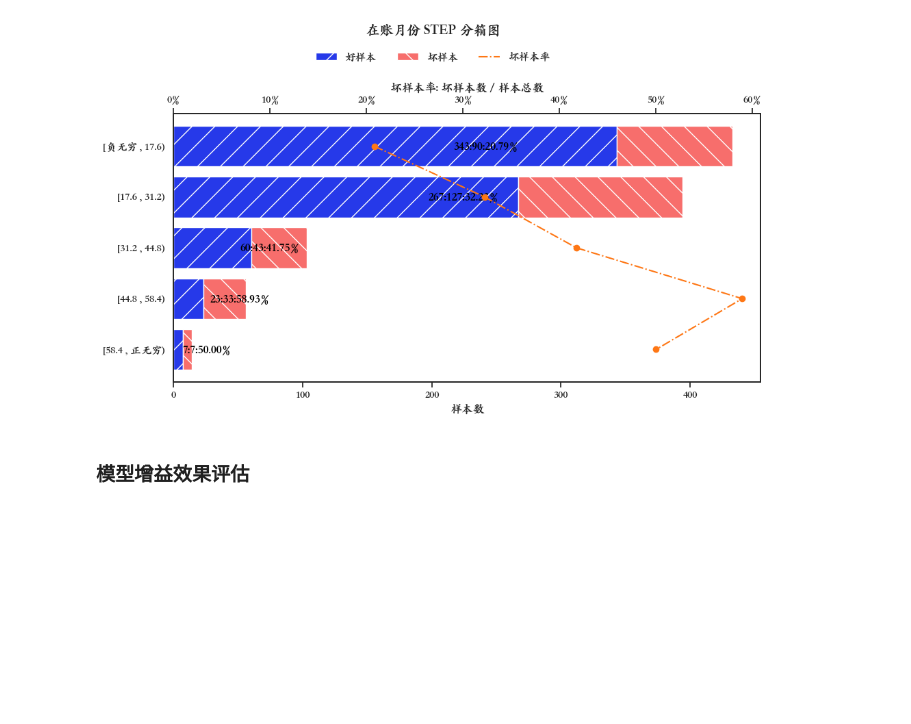
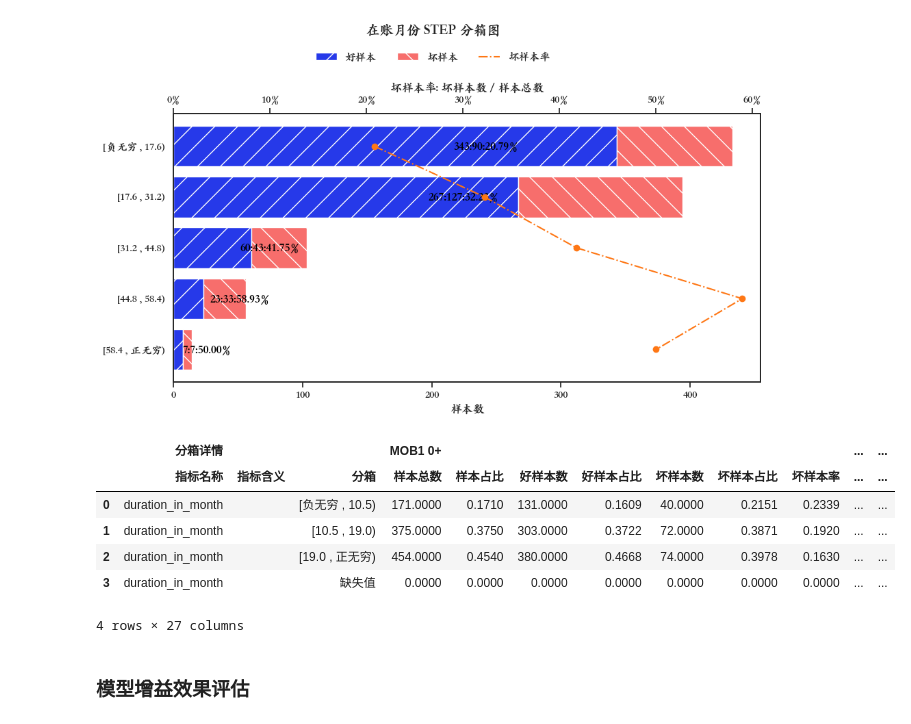
Before and after one commit to itlubber/scorecardpipeline, a Jupyter notebook: examples/auto_report.ipynb, the cells around one changed output. Cells and saved outputs as stored; diff of their text form; code cells hidden in the pictures; blank space fills up the shorter version.

Commit message:
fix feature_bin_stats return_cols

```diff
--- a/examples/auto_report.ipynb
+++ b/examples/auto_report.ipynb
@@ -163,6 +142,30 @@ writer.save("model_report/数据有效性之特征区分度.xlsx")
 # %% [output]
 [figure]
 [figure]
+# %%
+# 随机生成逾期天数，模拟客户逾期数据
+data["MOB1"] = np.where(np.random.random(len(data)) <= 0.8, 0, np.random.randint(1, 31, size=len(data)))
+
+table = feature_bin_stats(data, "duration_in_month", overdue=["MOB1"], dpd=[0, 3], method="mdlp", max_n_bins=5, empty_separate=True, return_rules=False, del_grey=True, return_cols=['样本总数', '样本占比', '好样本数', '好样本占比', '坏样本数', '坏样本占比', '坏样本率', 'LIFT值', '累积LIFT值', '坏账改善', '累积坏账改善', '分档KS值'])
+
+percent_cols = ["样本占比", "好样本占比", "坏样本占比", "坏样本率", "LIFT值", "坏账改善", "累积LIFT值", "累积坏账改善"]
+condition_cols = ["坏样本率", "LIFT值"]
+
+dataframe2excel(table
+                , "model_report/数据有效性之特征区分度.xlsx"
+                , percent_cols=[c for c in table.columns if (isinstance(c, tuple) and c[-1] in percent_cols) or (not isinstance(c, tuple) and c in percent_cols)]
+                , condition_cols=[c for c in table.columns if (isinstance(c, tuple) and c[-1] in condition_cols) or (not isinstance(c, tuple) and c in condition_cols)]
+                )
+
+table
+# %% [output]
+|  | 分箱详情 |  |  | MOB1 0+ |  |  |  |  |  |  | ... | ... |
+|  | 指标名称 | 指标含义 | 分箱 | 样本总数 | 样本占比 | 好样本数 | 好样本占比 | 坏样本数 | 坏样本占比 | 坏样本率 | ... | ... |
+| 0 | duration_in_month |  | [负无穷 , 10.5) | 171.0000 | 0.1710 | 131.0000 | 0.1609 | 40.0000 | 0.2151 | 0.2339 | ... | ... |
+| 1 | duration_in_month |  | [10.5 , 19.0) | 375.0000 | 0.3750 | 303.0000 | 0.3722 | 72.0000 | 0.3871 | 0.1920 | ... | ... |
+| 2 | duration_in_month |  | [19.0 , 正无穷) | 454.0000 | 0.4540 | 380.0000 | 0.4668 | 74.0000 | 0.3978 | 0.1630 | ... | ... |
+| 3 | duration_in_month |  | 缺失值 | 0.0000 | 0.0000 | 0.0000 | 0.0000 | 0.0000 | 0.0000 | 0.0000 | ... | ... |
+4 rows × 27 columns
 # %% [markdown]
 ### 模型增益效果评估
 # %%
```
Also changed, not shown: parts of 2 cells of this notebook, 2 other files.
